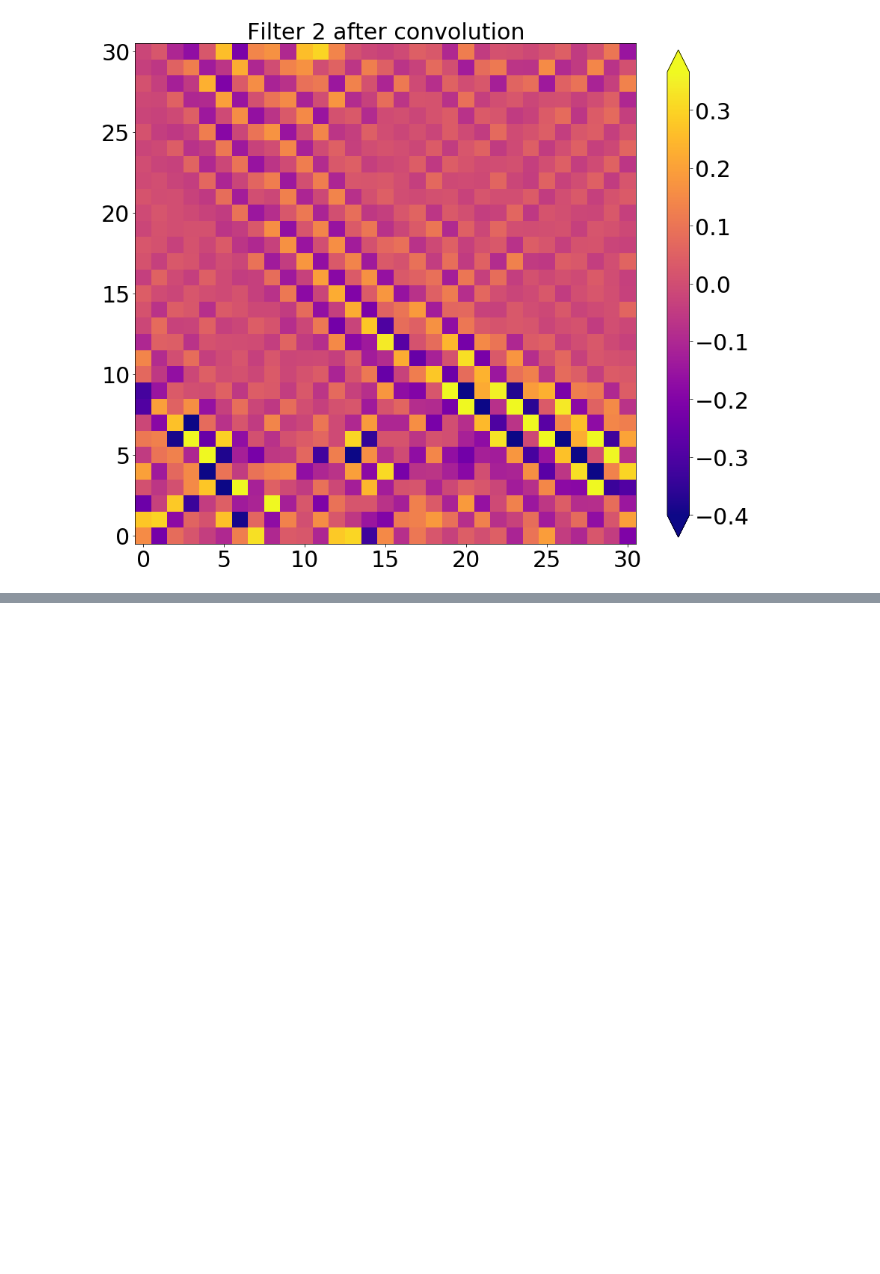
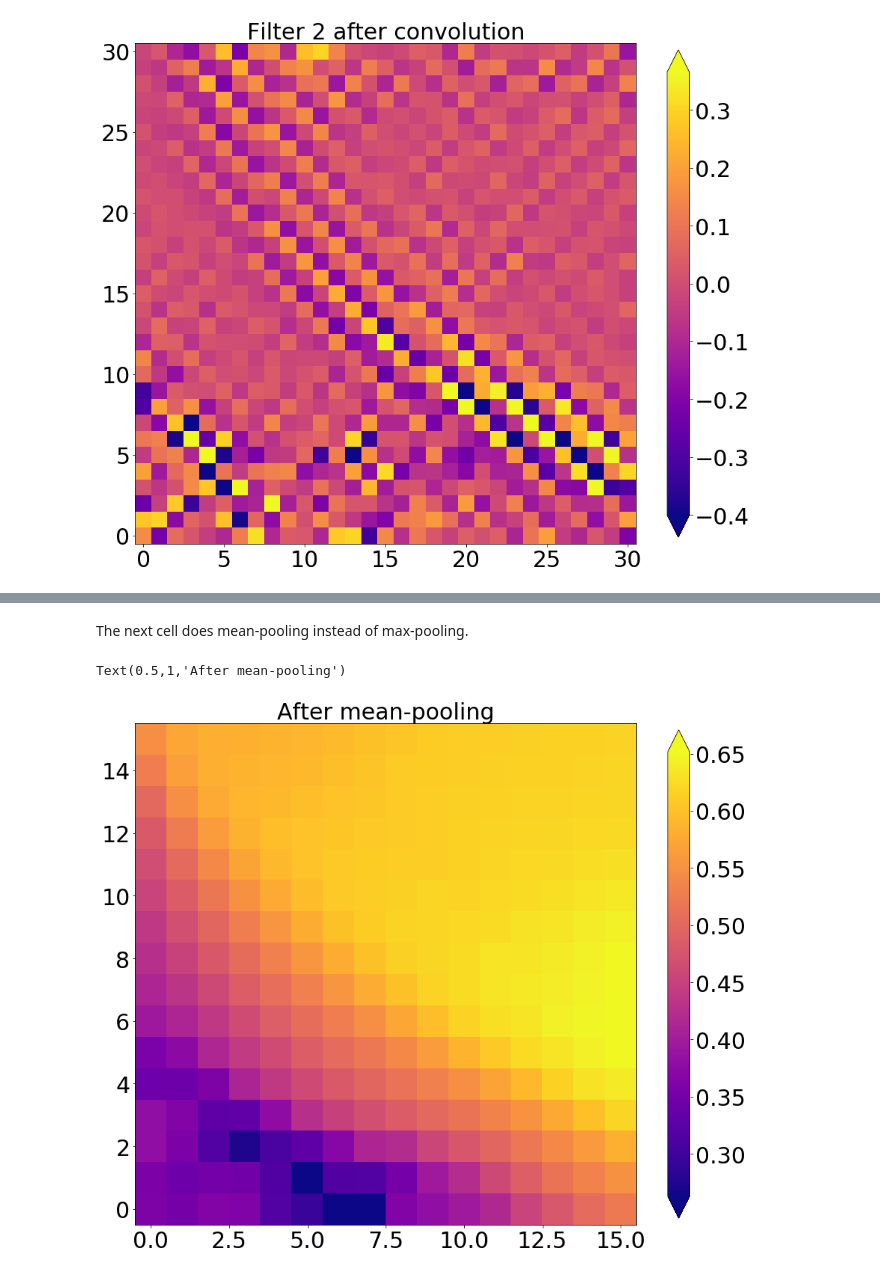
Before and after one commit to thunderhoser/aiml_symposium, a Jupyter notebook: aiml_symposium/aiml_symposium.ipynb, the cells around one changed output, grey strips where cells are left out. Cells and saved outputs as stored; diff of their text form; code cells hidden in the pictures; blank space fills up the shorter version.

```diff
--- a/aiml_symposium/aiml_symposium.ipynb
+++ b/aiml_symposium/aiml_symposium.ipynb
@@ -978,0 +1135,17 @@ Text(0.5,1,'Filter 2 after convolution')
+# %% [markdown]
+The next cell does mean-pooling instead of max-pooling.
+# %%
+predictor_matrix = training_example_dict[PREDICTOR_MATRIX_KEY]
+wet_bulb_theta_index = predictor_names.index(WET_BULB_THETA_NAME)
+wet_bulb_theta_matrix = predictor_matrix[0, ..., wet_bulb_theta_index]
+feature_matrix = numpy.expand_dims(wet_bulb_theta_matrix, axis=-1)
+
+feature_matrix = do_2d_pooling(
+    feature_matrix=feature_matrix, stride_length_px=2, type_string='avg')
+feature_matrix = feature_matrix[0, ..., 0]
+
+plot_feature_map(feature_matrix)
+pyplot.title('After mean-pooling')
+# %% [output]
+Text(0.5,1,'After mean-pooling')
+[figure, added]
```
Also changed, not shown: parts of 14 cells of this notebook.
